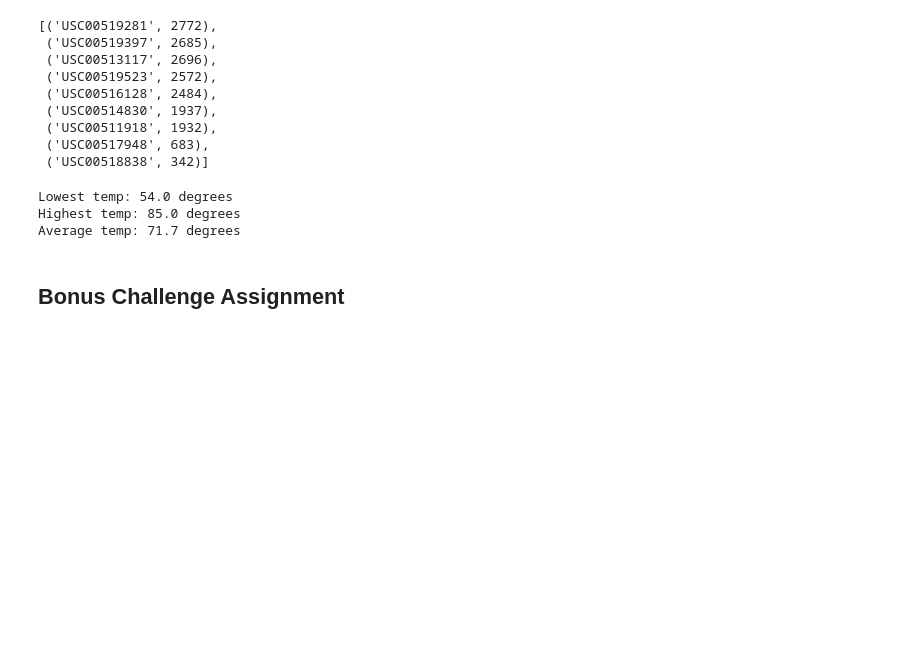
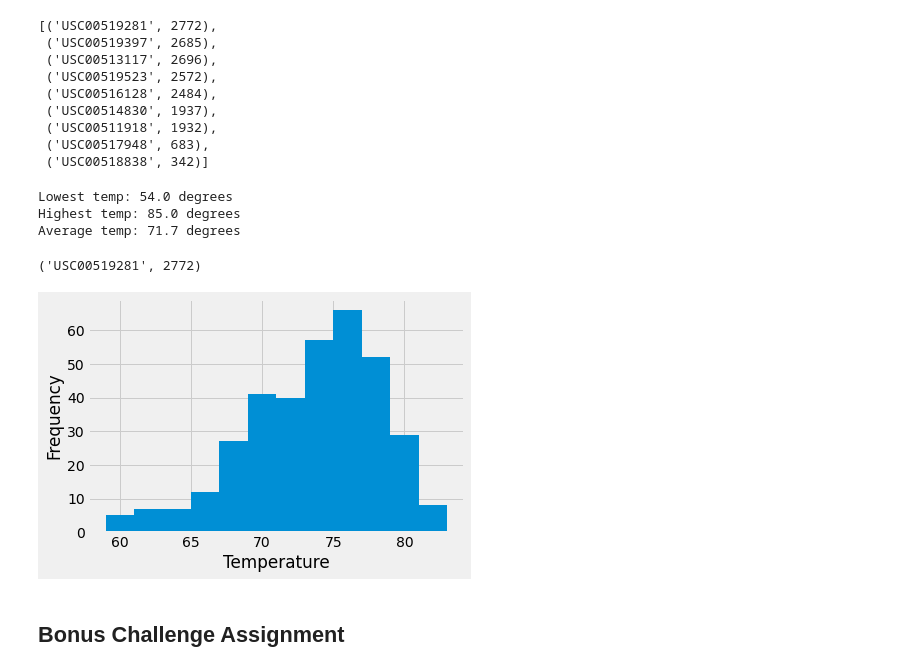
Before and after one commit to adamholcomb/sqlalchemy-challenge, a Jupyter notebook: climate.ipynb, the cells around one changed output. Saved outputs shown, nothing was run; the diff lists cells and outputs as text; code cells hidden in the pictures; blank space fills up the shorter version.

Commit message:
Add temp histogram

```diff
--- a/climate.ipynb
+++ b/climate.ipynb
@@ -138,7 +138,20 @@ Highest temp: 85.0 degrees
 Average temp: 71.7 degrees
 # %%
 # Choose the station with the highest number of temperature observations.
+active_temp = session.query(Measurement.station,func.count(Measurement.tobs)).group_by(Measurement.station).order_by(func.count(Measurement.station).desc()).first()
+print(active_temp)
+
 # Query the last 12 months of temperature observation data for this station and plot the results as a histogram
+last_12_temps = session.query(Measurement.date, Measurement.tobs).filter(Measurement.date>year_ago).filter(Measurement.station=='USC00519281').all()
+last_12_temps_df = pd.DataFrame(last_12_temps)
+last_12_temps_df
+plt.hist(last_12_temps_df['tobs'], bins =12)
+plt.ylabel('Frequency')
+plt.xlabel('Temperature')
+plt.show()
+# %% [output]
+('USC00519281', 2772)
+[figure, added]
 # %% [markdown]
 ## Bonus Challenge Assignment
 # %%
```
